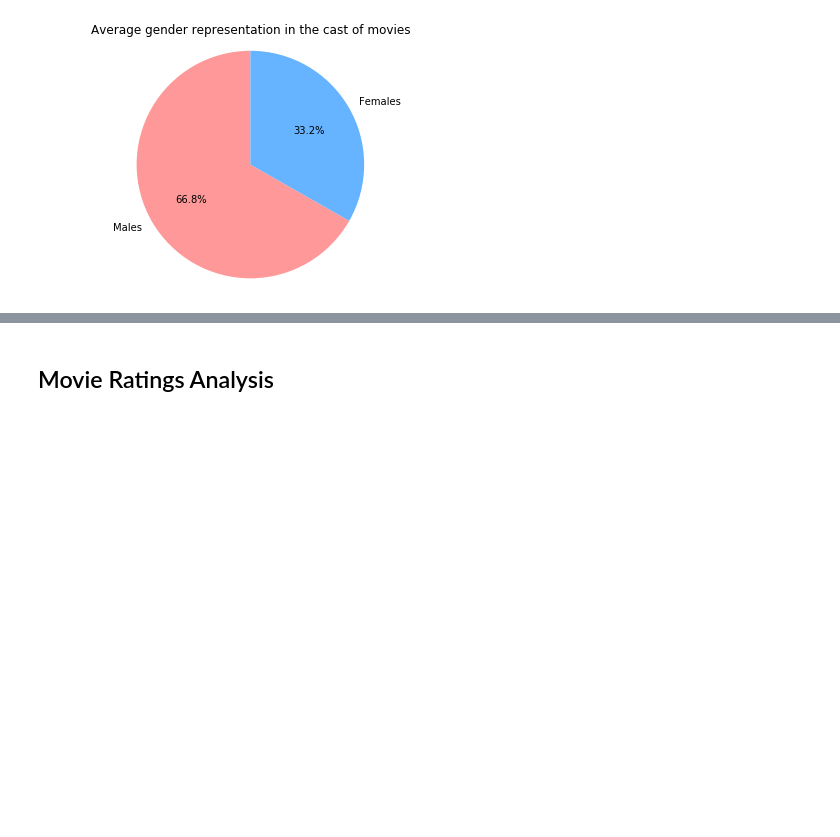
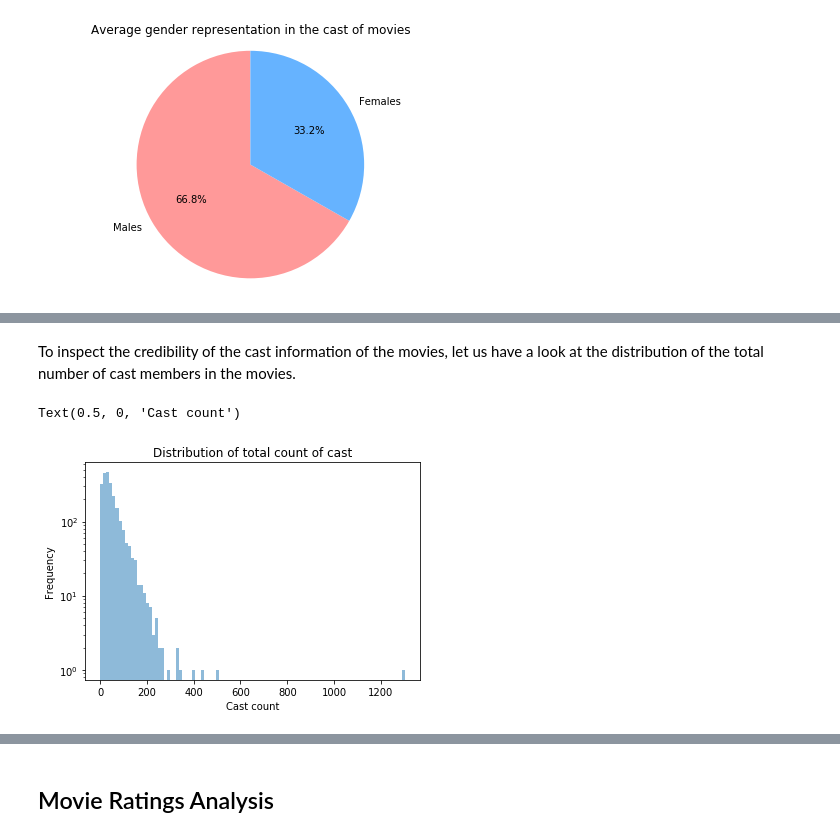
Before and after one commit to Ruchiranga/AD_A-team-project, a Jupyter notebook: Milestone3-ruchiranga.ipynb, the cells around one changed output, grey strips where cells are left out. Cells and saved outputs as stored; diff of their text form; code cells hidden in the pictures; blank space fills up the shorter version.

```diff
--- a/Milestone3-ruchiranga.ipynb
+++ b/Milestone3-ruchiranga.ipynb
@@ -184,0 +104,13 @@ recognized_pop_movies
+# %%
+CUT_OFF_THRESH = 0.05
+nzero_recognized_movies = recognized_movies[recognized_movies.recognition > 0]
+top_recognized_movies = nzero_recognized_movies[:int(len(nzero_recognized_movies) * CUT_OFF_THRESH)]
+top_recognized_movies.reset_index(drop=True, inplace=True)
+
+unrecognized_movies = pd.concat([
+    nzero_recognized_movies[int(len(nzero_recognized_movies) * CUT_OFF_THRESH):],
+    recognized_movies[recognized_movies.recognition == 0]])
+unrecognized_movies.reset_index(drop=True, inplace=True)
+
+print('Number of movies considered successful in terms of awards: {0} out of {1}'.format(len(top_recognized_movies), len(movies)))
+print('Number of movies considered unsuccessful in terms of awards: {0} out of {1}'.format(len(unrecognized_movies), len(movies)))
@@ -314,0 +294,4 @@ Next we check if this situation is different in the successful movies
+# %%
+movie_cast_expl = top_recognized_movies.explode('cast')
+cast_info = movie_cast_expl.merge(actors, left_on='cast', right_on='nconst', how='inner')
+print('Number of successful movies considered for cast analysis: {0}'.format(cast_info.tconst.nunique()))
@@ -314,0 +302,12 @@ Next we check if this situation is different in the successful movies
+# %%
+# Groupby will not show when one of the value is 0. so do a pivot
+tconst_genders = cast_info.pivot_table(index='tconst',
+                     columns='primaryProfession',
+                     values='nconst',
+                     fill_value=0,
+                     aggfunc=len)
+
+tconst_genders['total'] = tconst_genders['actor'] + tconst_genders['actress']
+tconst_genders['male'] = tconst_genders['actor'] / tconst_genders['total']
+tconst_genders['female'] = tconst_genders['actress'] / tconst_genders['total']
+tconst_genders.head()
@@ -314,0 +322,11 @@ Next we check if this situation is different in the successful movies
+# %% [markdown]
+To inspect the credibility of the cast information of the movies, let us have a look at the distribution of the total number of cast members in the movies.
+# %%
+fig, ax = plt.subplots()
+tconst_genders.total.plot.hist(ax=ax, bins=100, alpha=0.5)
+ax.set_yscale('log')
+ax.set_title('Distribution of total count of cast')
+ax.set_xlabel('Cast count')
+# %% [output]
+Text(0.5, 0, 'Cast count')
+[figure, added]
```
Also changed, not shown: parts of 142 cells of this notebook.
